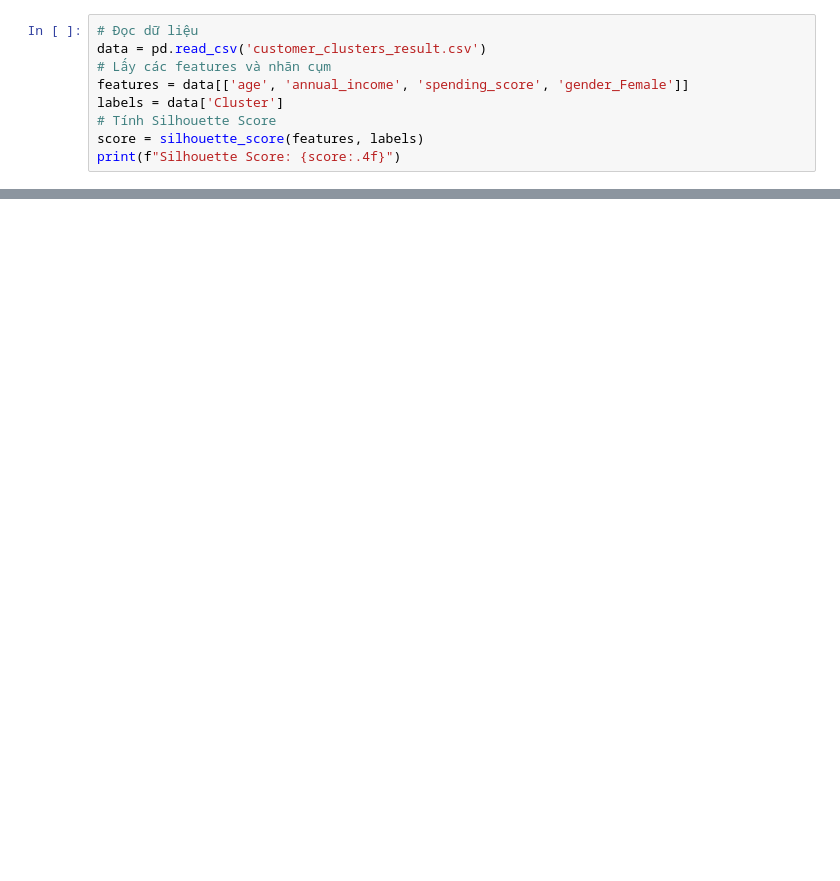
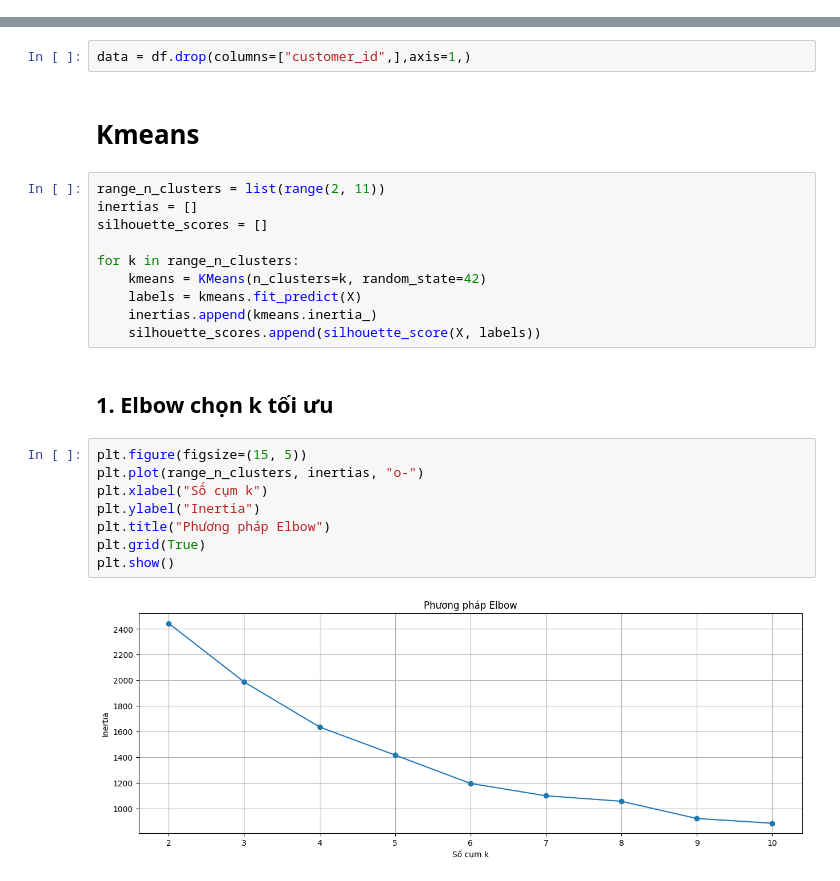
Before and after one commit to Avcuongy/Affinity-Propagation-ML-UEH, a Jupyter notebook: Notebooks/Affinity Propagation/2_AP_Default.ipynb, the cells around one changed output, grey strips where cells are left out. Saved outputs shown, nothing was run; the diff lists cells and outputs as text; blank space fills up the shorter version.

```diff
--- a/Notebooks/Affinity Propagation/2_AP_Default.ipynb
+++ b/Notebooks/Affinity Propagation/2_AP_Default.ipynb
@@ -122,9 +0,0 @@ plt.show()
-# %%
-# Đọc dữ liệu
-data = pd.read_csv('customer_clusters_result.csv')
-# Lấy các features và nhãn cụm
-features = data[['age', 'annual_income', 'spending_score', 'gender_Female']]
-labels = data['Cluster']
-# Tính Silhouette Score
-score = silhouette_score(features, labels)
-print(f"Silhouette Score: {score:.4f}")
@@ -132,0 +34,26 @@ Silhouette Score: 0.2336
+# %%
+data = df.drop(columns=["customer_id",],axis=1,)
+# %% [markdown]
+# Kmeans
+# %%
+range_n_clusters = list(range(2, 11))
+inertias = []
+silhouette_scores = []
+
+for k in range_n_clusters:
+    kmeans = KMeans(n_clusters=k, random_state=42)
+    labels = kmeans.fit_predict(X)
+    inertias.append(kmeans.inertia_)
+    silhouette_scores.append(silhouette_score(X, labels))
+# %% [markdown]
+## 1. Elbow chọn k tối ưu
+# %%
+plt.figure(figsize=(15, 5))
+plt.plot(range_n_clusters, inertias, "o-")
+plt.xlabel("Số cụm k")
+plt.ylabel("Inertia")
+plt.title("Phương pháp Elbow")
+plt.grid(True)
+plt.show()
+# %% [output]
+[figure, added]
```
Also changed, not shown: parts of 25 cells of this notebook, 3 other files.
